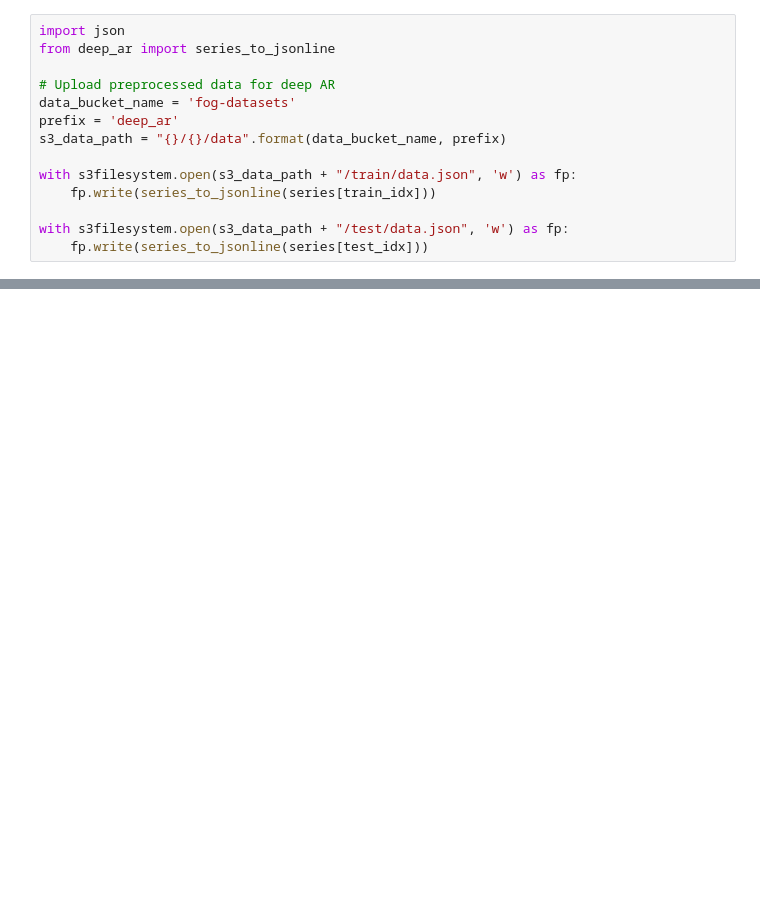
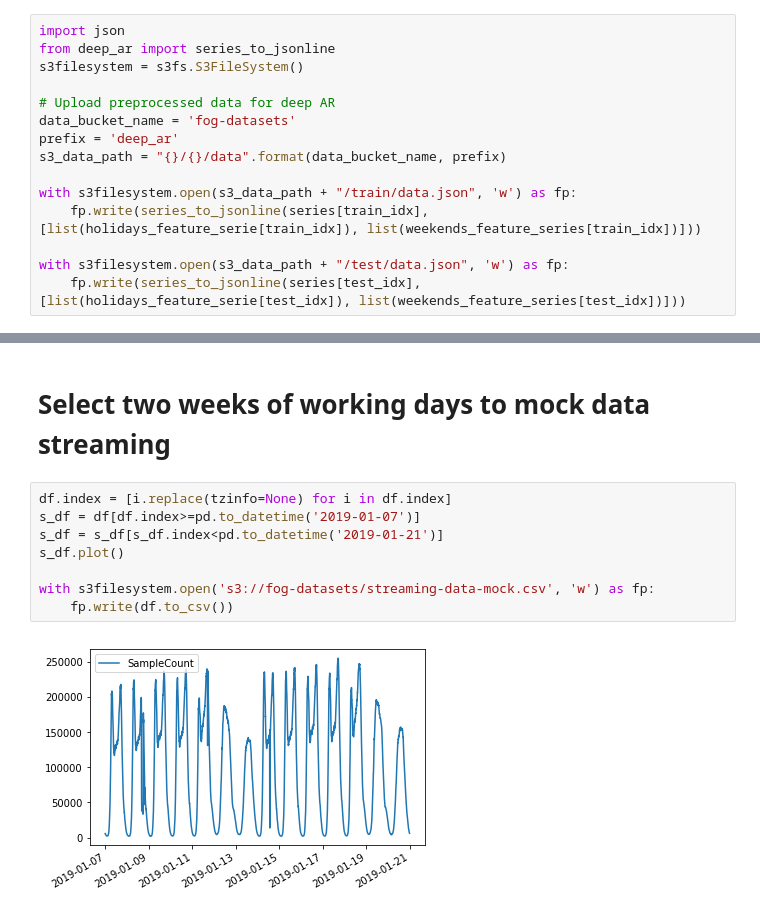
Before and after one commit to AlexandreRozier/BigDataAnalytics, a Jupyter notebook: utils/data-preprocessing.ipynb, the cells around one changed output, grey strips where cells are left out. Cells and saved outputs as stored; diff of their text form; blank space fills up the shorter version.

```diff
--- a/utils/data-preprocessing.ipynb
+++ b/utils/data-preprocessing.ipynb
@@ -87,6 +105,7 @@ with s3filesystem.open(s3_data_path + "/test/data.csv", 'w') as fp:
 # %%
 import json
 from deep_ar import series_to_jsonline
+s3filesystem = s3fs.S3FileSystem()
 
 # Upload preprocessed data for deep AR
 data_bucket_name = 'fog-datasets'
@@ -94,9 +113,9 @@ prefix = 'deep_ar'
 s3_data_path = "{}/{}/data".format(data_bucket_name, prefix)
 
 with s3filesystem.open(s3_data_path + "/train/data.json", 'w') as fp:
-    fp.write(series_to_jsonline(series[train_idx]))
+    fp.write(series_to_jsonline(series[train_idx], [list(holidays_feature_serie[train_idx]), list(weekends_feature_series[train_idx])]))
 
 with s3filesystem.open(s3_data_path + "/test/data.json", 'w') as fp:
-    fp.write(series_to_jsonline(series[test_idx]))
+    fp.write(series_to_jsonline(series[test_idx], [list(holidays_feature_serie[test_idx]), list(weekends_feature_series[test_idx])]))
 # %%
 import os
@@ -203,0 +241,12 @@ predictions.plot(
+# %% [markdown]
+# Select two weeks of working days to mock data streaming
+# %%
+df.index = [i.replace(tzinfo=None) for i in df.index]
+s_df = df[df.index>=pd.to_datetime('2019-01-07')]
+s_df = s_df[s_df.index<pd.to_datetime('2019-01-21')]
+s_df.plot()
+
+with s3filesystem.open('s3://fog-datasets/streaming-data-mock.csv', 'w') as fp:
+    fp.write(df.to_csv())
+# %% [output]
+[figure, added]
```
Also changed, not shown: parts of 14 cells of this notebook, 3 other files.
